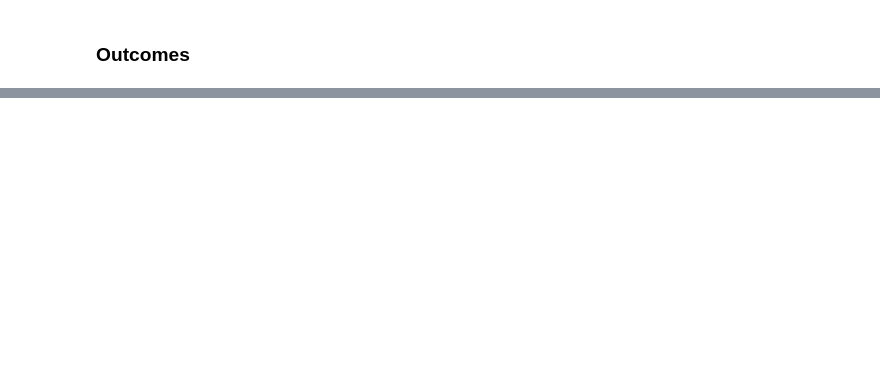
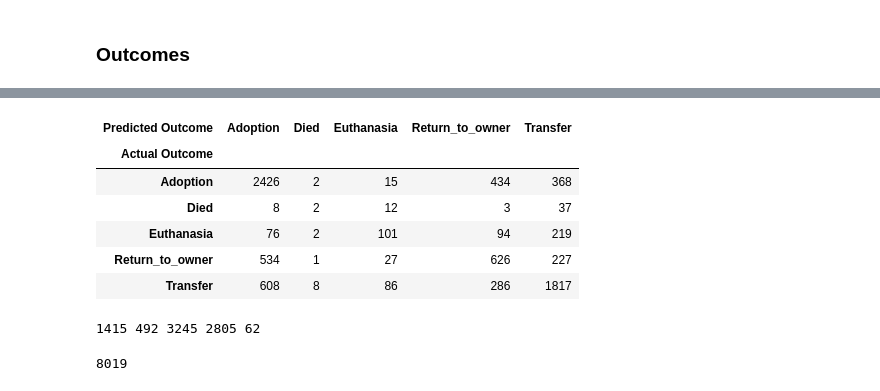
Before and after one commit to cedrictongg/CS5661_DataScience, a Jupyter notebook: FinalProject_Master.ipynb, the cells around one changed output, grey strips where cells are left out. Drawn from its saved outputs; the diff is of its cells as text; code cells hidden in the pictures; blank space fills up the shorter version.

```diff
--- a/FinalProject_Master.ipynb
+++ b/FinalProject_Master.ipynb
@@ -166,21 +166,18 @@ data.head()
 # finally converting them back into integers
 data['DayAge'] = data['DayAge'].astype(int)
 
-for selected_feature in data:
-    features = [i for i in list(data) if i not in selected_feature]
+features = [i for i in list(data) if i not in 'OutcomeType']
 
-    X = data[features]
-    y = data[selected_feature]
+X = data[features]
+y = data['OutcomeType']
 
-    X_train, X_test, y_train, y_test = train_test_split(X, y, test_size=0.3, random_state=2)
+X_train, X_test, y_train, y_test = train_test_split(X, y, test_size=0.3, random_state=2)
 
-    random_forest = RandomForestClassifier(n_estimators=19, bootstrap=True, random_state=2)
-    random_forest.fit(X_train, y_train)
+random_forest = RandomForestClassifier(n_estimators=19, bootstrap=True, random_state=2, n_jobs=-1)
+random_forest.fit(X_train, y_train)
 
-    y_predict = random_forest.predict(X_test)
-    score_rf = accuracy_score(y_test, y_predict)
+y_predict = random_forest.predict(X_test)
+score_rf = accuracy_score(y_test, y_predict)
 
-    print('{}: {:.7f}'.format(selected_feature, score_rf))
-
-print('Top Features: Animaltype, Name, and Breed')
+print('OutcomeType: {:.7f}'.format(score_rf))
 # %% [output]
@@ -198,17 +185,2 @@ Top Features: Animaltype, Name, and Breed
 # %% [markdown]
 ### Outcomes
-# %%
-features = [i for i in list(data) if i not in 'AnimalType']
-
-X = data[features]
-y = data['AnimalType']
-
-X_train, X_test, y_train, y_test = train_test_split(X, y, test_size=0.3, random_state=2)
-
-random_forest = RandomForestClassifier(n_estimators=19, bootstrap=True, random_state=2)
-random_forest.fit(X_train, y_train)
-
-y_predict = random_forest.predict(X_test)
-score_rf = accuracy_score(y_test, y_predict)
-
-print('AnimalType: {:.7f}'.format(score_rf))
@@ -216,0 +203,6 @@ AnimalType: 0.8558424
+# %%
+predict_frame = pd.DataFrame(y_predict)
+outcome_frame = {'Return_to_owner': 0, 'Euthanasia': 1, 'Adoption': 2, 'Transfer': 3,  'Died': 4}
+outcome_predict = pd.DataFrame(outcome_unique[y_predict])
+outcome_test = pd.DataFrame(outcome_unique[y_test])
+outcome.count()
@@ -216,0 +221,36 @@ AnimalType: 0.8558424
+# %%
+pd.crosstab(outcome_test[0], outcome_predict[0] , rownames=['Actual Outcome'], colnames=['Predicted Outcome'])
+# %% [output]
+| Predicted Outcome | Adoption | Died | Euthanasia | Return_to_owner | Transfer |
+| Actual Outcome |  |  |  |  |  |
+| Adoption | 2426 | 2 | 15 | 434 | 368 |
+| Died | 8 | 2 | 12 | 3 | 37 |
+| Euthanasia | 76 | 2 | 101 | 94 | 219 |
+| Return_to_owner | 534 | 1 | 27 | 626 | 227 |
+| Transfer | 608 | 8 | 86 | 286 | 1817 |
+# %%
+adoption_count = 0
+died_count = 0
+euthanasia_count = 0
+owner_count = 0
+transfer_count = 0
+
+for i in y_test:
+    if i is 0:
+        owner_count += 1
+    elif i is 1:
+        euthanasia_count += 1
+    elif i is 2:
+        adoption_count += 1
+    elif i is 3:
+        transfer_count += 1
+    else:
+        died_count += 1
+
+
+#     print(i)
+print(owner_count, euthanasia_count, adoption_count, transfer_count, died_count)
+owner_count + euthanasia_count + adoption_count + transfer_count + died_count
+# %% [output]
+1415 492 3245 2805 62
+8019
```
Also changed, not shown: parts of 7 cells of this notebook.
